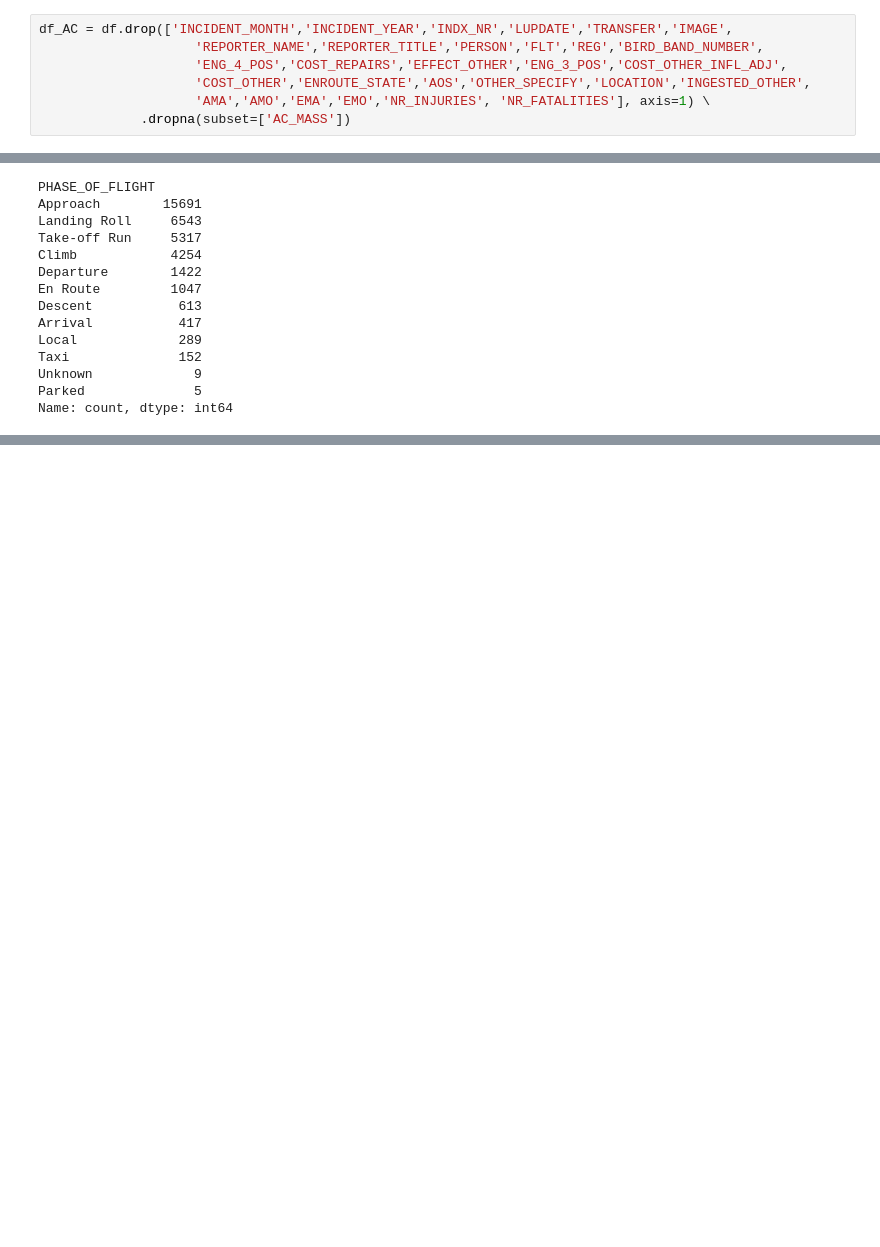
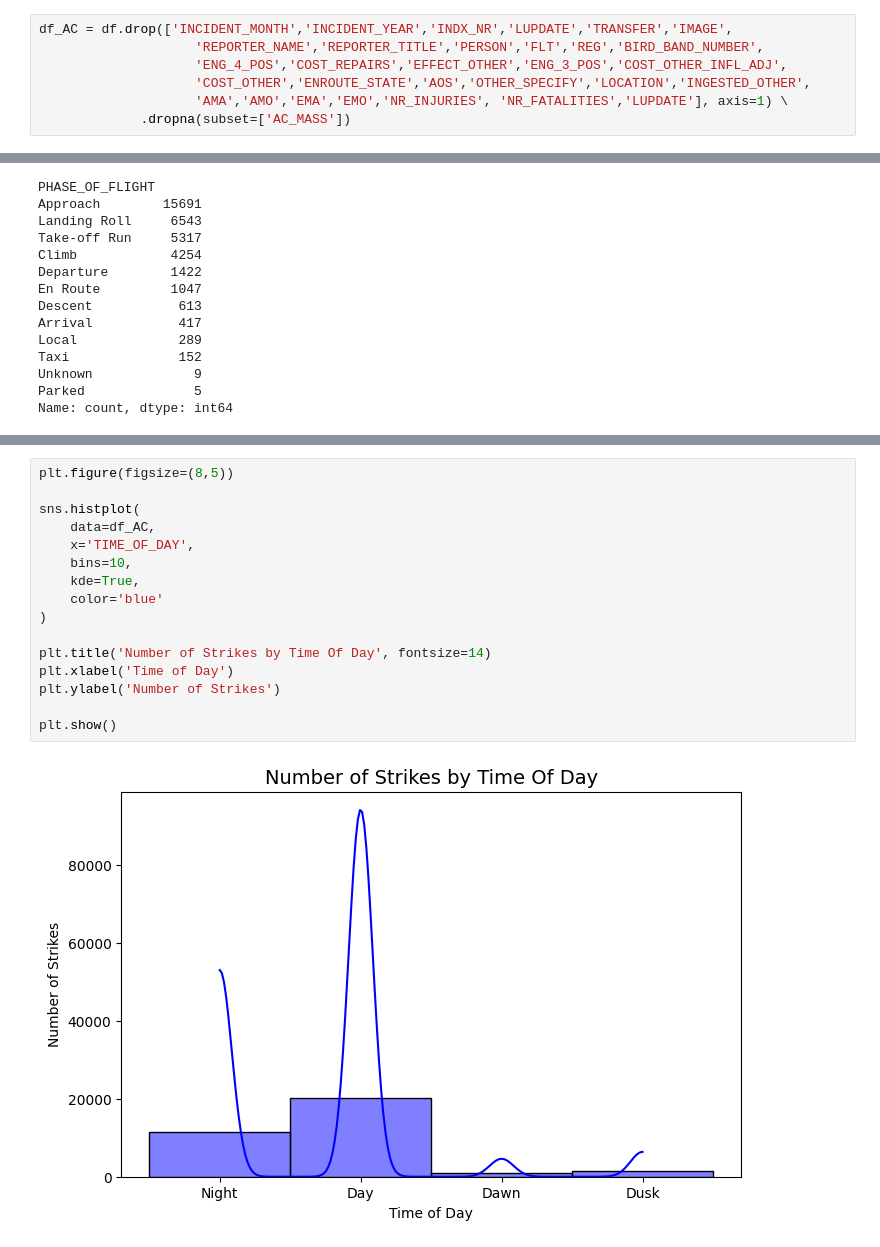
Before and after one commit to notepadnomad/FAA-Wildlife-Strike-EDA, a Jupyter notebook: notebooks/1_Analysis_and_Graphs.ipynb, the cells around one changed output, grey strips where cells are left out. Cells and saved outputs as stored; diff of their text form; blank space fills up the shorter version.

Commit message:
Adding more charts, virtual environment and finishing readme

```diff
--- a/notebooks/1_Import_and_Clean.ipynb
+++ b/notebooks/1_Analysis_and_Graphs.ipynb
@@ -49,6 +50,6 @@ df_AC = df.drop(['INCIDENT_MONTH','INCIDENT_YEAR','INDX_NR','LUPDATE','TRANSFER'
                     'REPORTER_NAME','REPORTER_TITLE','PERSON','FLT','REG','BIRD_BAND_NUMBER',
                     'ENG_4_POS','COST_REPAIRS','EFFECT_OTHER','ENG_3_POS','COST_OTHER_INFL_ADJ',
                     'COST_OTHER','ENROUTE_STATE','AOS','OTHER_SPECIFY','LOCATION','INGESTED_OTHER',
-                    'AMA','AMO','EMA','EMO','NR_INJURIES', 'NR_FATALITIES'], axis=1) \
+                    'AMA','AMO','EMA','EMO','NR_INJURIES', 'NR_FATALITIES','LUPDATE'], axis=1) \
              .dropna(subset=['AC_MASS'])
 # %%
@@ -182,0 +216,18 @@ plt.show()
+# %%
+plt.figure(figsize=(8,5))
+
+sns.histplot(
+    data=df_AC,
+    x='TIME_OF_DAY',
+    bins=10,
+    kde=True,
+    color='blue'
+)
+
+plt.title('Number of Strikes by Time Of Day', fontsize=14)
+plt.xlabel('Time of Day')
+plt.ylabel('Number of Strikes')
+
+plt.show()
+# %% [output]
+[figure, added]
```
Also changed, not shown: parts of 11 cells of this notebook, 7 other files.
